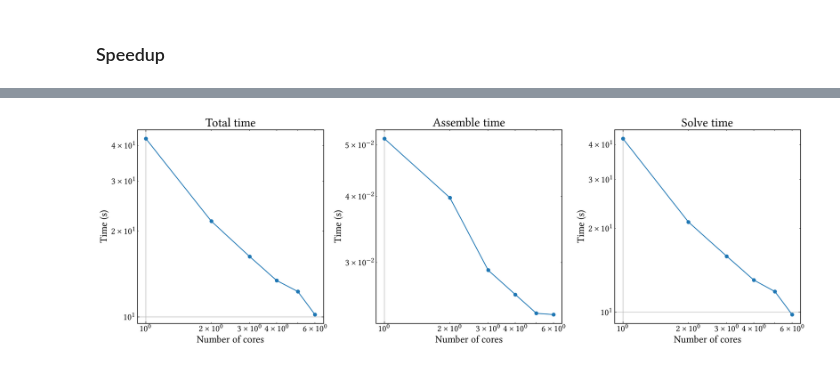
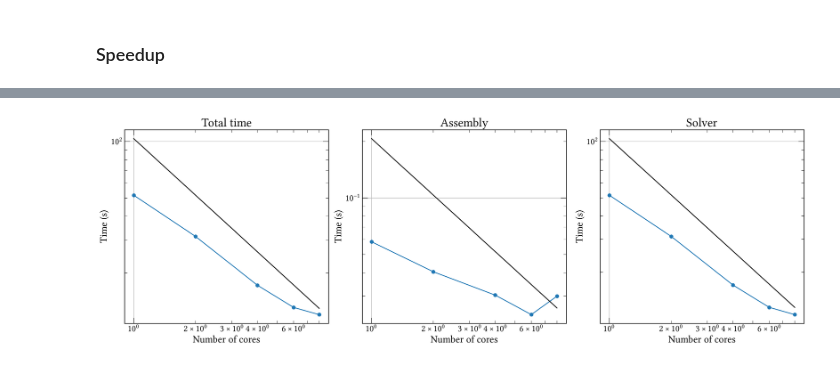
Before and after one commit to sebastianmyrback/MPI-FEM, a Jupyter notebook: notebooks/data.ipynb, the cells around one changed output, grey strips where cells are left out. Drawn from its saved outputs; the diff is of its cells as text; code cells hidden in the pictures.

```diff
--- a/notebooks/data.ipynb
+++ b/notebooks/data.ipynb
@@ -16,6 +16,10 @@ new_rc_paramas = {
     'axes.labelsize' : 18,
     'xtick.labelsize' : 16,
     'ytick.labelsize' : 16,
+    'xtick.major.size' : 10,  # Change the length of the major xticks to 10
+    'xtick.minor.size' : 5,
+    'ytick.major.size' : 10,  # Change the length of the major xticks to 10
+    'ytick.minor.size' : 5,
     'xtick.direction' : 'in',
     'ytick.direction' : 'in',
     'xtick.top' : True,
@@ -53,23 +57,51 @@ Output time: 0.124334 s
 """
 
 # n = 5e4
-time_total = [42.2555, 21.692, 16.3001, 13.4213, 12.2837, 10.1923]
+time_total    = [42.2555, 21.692, 16.3001, 13.4213, 12.2837, 10.1923]
 time_assemble = [0.051415, 0.039773, 0.029019, 0.026095, 0.024051, 0.023914]
-time_solve = [42.0412, 21.1052, 15.9033, 13.062, 11.8742, 9.81678]
-time_output = [0.162902, 0.548023, 0.367887, 0.30083, 0.386122, 0.352233]
+time_solve    = [42.0412, 21.1052, 15.9033, 13.062, 11.8742, 9.81678]
+time_output   = [0.162902, 0.548023, 0.367887, 0.30083, 0.386122, 0.352233]
+cores = [1, 2, 3, 4, 5, 6]
+cores_double = [1, 2, 4]
+
+# n = 5e4 on linux
+time_total    = [51.8153,   31.2631,   17.2031,   13.1025,   12.0003]
+time_assemble = [0.0584345, 0.0404228, 0.0303543, 0.0238965, 0.0299609]
+time_solve    = [51.6235,   31.0936,   17.066,    12.9692,   11.859]
+time_output   = [0.133391,  0.129094,  0.106939,  0.109587,  0.113849]
+
+cores = [1, 2, 4, 6, 8]
+cores_double = [1, 2, 4, 8]
+
+serial_time_total = 34.7809
+serial_time_assemble = 0.0362346
+serial_time_solve = 34.6011
+serial_time_output = 0.143556
+
+
+# n = 1e5 (running on my linux)
+
+# time_total = [288.031, 175.513, 104.053, 89.2959, 84.9752, 93.5354, 114.276]
+# time_assemble = [0.119022, 0.0784437, 0.0563041, 0.053848, 0.0600935, 0.0666746, 0.0798401]
+# time_solve = [287.642, 175.204, 103.783, 89.0468, 84.7024, 93.2474, 113.968]
+# time_output = [0.269279, 0.230441, 0.214964, 0.196814, 0.215751, 0.227179, 0.243356]
+
+# cores = [1, 2, 4, 6, 8, 10, 12]
 
 # linear decrease in time with number of cores
+#time_linear = np.array([2*time_total[0] / (i + 1) for i in range(len(cores))])
 
-time_linear = [2*time_total[0] / (i + 1) for i in range(6)]
+# linear decrease in time with number of cores
+#time_linear = np.array([time_total[0] / (i + 1) for i in range(len(cores))])
 
-cores = [1, 2, 3, 4, 5, 6]
+time_linear = np.array([2*time_total[0]*0.5**i for i in range(len(cores_double))])
 
 fig, ax = plt.subplots(1, 1, figsize=(10, 6))
 
 ax.loglog(cores, time_total, marker='o', label='Total time')
 ax.loglog(cores, time_assemble, marker='o', label='Assemble time')
 ax.loglog(cores, time_solve, marker='o', label='Solve time')
-ax.loglog(cores, time_linear, label='Optimal scaling')
+ax.loglog(cores_double, time_linear, label='Optimal scaling', color="black")
 
 ax.set_xlabel('Number of cores')
 ax.set_ylabel('Time (s)')
@@ -81,22 +113,68 @@ fig, (ax1, ax2, ax3) = plt.subplots(1, 3, figsize=(18, 6))
 
 ax1.set_title('Total time')
 ax1.loglog(cores, time_total, marker='o')
+ax1.loglog(cores_double, time_linear, label='Optimal scaling', color="black")
 ax1.set_xlabel('Number of cores')
 ax1.set_ylabel('Time (s)')
 ax1.grid()
 
-ax2.set_title('Assemble time')
+ax2.set_title('Assembly')
 ax2.loglog(cores, time_assemble, marker='o')
+ax2.loglog(cores_double, 2e-3*time_linear, label='Optimal scaling', color="black")
 ax2.set_xlabel('Number of cores')
 ax2.set_ylabel('Time (s)')
 ax2.grid()
 
-ax3.set_title('Solve time')
+ax3.set_title('Solver')
 ax3.loglog(cores, time_solve, marker='o')
+ax3.loglog(cores_double, time_linear, label='Optimal scaling', color="black")
 ax3.set_xlabel('Number of cores')
 ax3.set_ylabel('Time (s)')
 ax3.grid()
 
 fig.tight_layout()
 plt.show()
+
+
+# compute speedup
+speedup_total = serial_time_total / np.array(time_total)
+speedup_assemble = serial_time_assemble / np.array(time_assemble)
+speedup_solve = serial_time_solve / np.array(time_solve)
+speedup_output = serial_time_output / np.array(time_output)
+speedup_optimal = np.array(cores_double)
+
+fig, (ax1, ax2, ax3) = plt.subplots(1, 3, figsize=(18, 6))
+
+ax1.set_title('Total time')
+ax1.plot(cores, speedup_total, marker='o')
+ax1.plot(cores_double, speedup_optimal, label=r'$\mathcal{O}(P)$', color="black")
+ax1.set_xlabel(r'Number of cores $P$')
+ax1.set_ylabel('Speedup')
+ax1.grid()
+ax1.legend(fontsize=22)
+
+ax2.set_title('Assembly')
+ax2.plot(cores, speedup_assemble, marker='o')
+ax2.plot(cores_double, speedup_optimal, label=r'$\mathcal{O}(P)$', color="black")
+ax2.set_xlabel('Number of cores')
+ax2.set_ylabel('Speedup')
+ax2.grid()
+ax2.legend(fontsize=22)
+
+ax3.set_title('Solver')
+ax3.plot(cores, speedup_solve, marker='o')
+ax3.plot(cores_double, speedup_optimal, label=r'$\mathcal{O}(P)$', color="black")
+ax3.set_xlabel('Number of cores')
+ax3.set_ylabel('Speedup')
+ax3.grid()
+ax3.legend(fontsize=22)
+
+fig.tight_layout()
+plt.show()
+
+# compute efficiency
+efficiency_total = speedup_total / np.array(cores)
+efficiency_assemble = speedup_assemble / np.array(cores)
+efficiency_solve = speedup_solve / np.array(cores)
+efficiency_output = speedup_output / np.array(cores)
 # %% [output]
@@ -104 +182 @@ plt.show()
-[figure, old version]
+[figure, new version]
```
Also changed, not shown: parts of 1 cell of this notebook, 9 other files.
